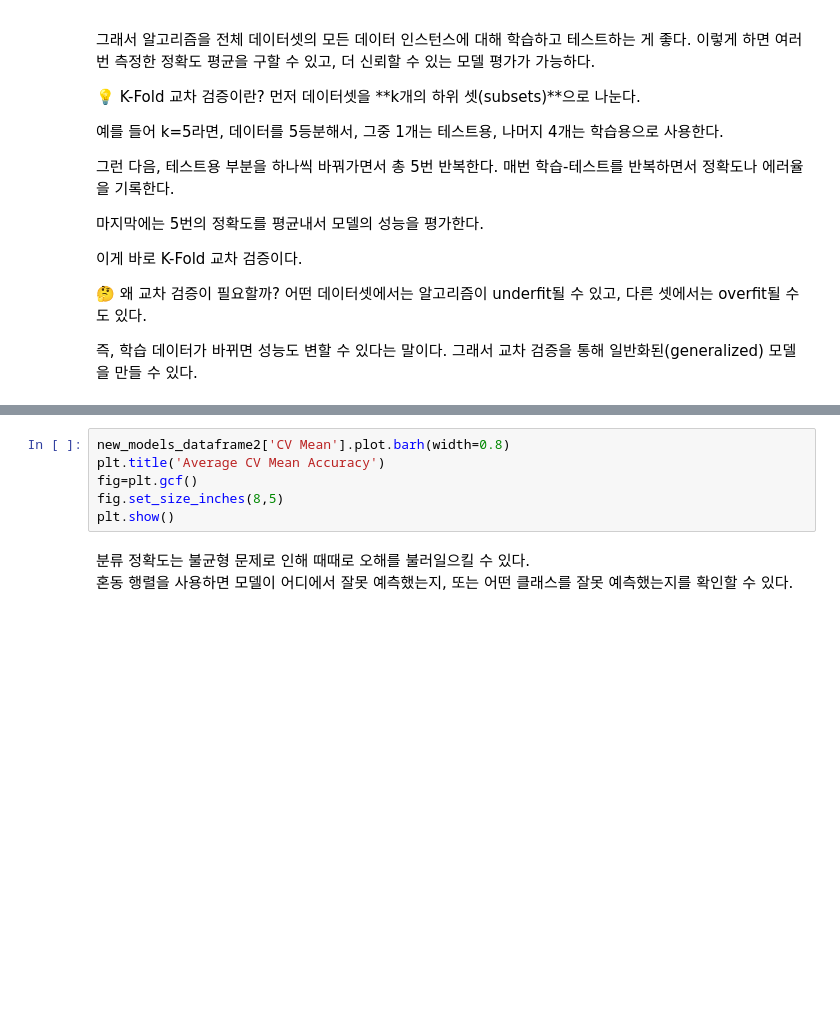
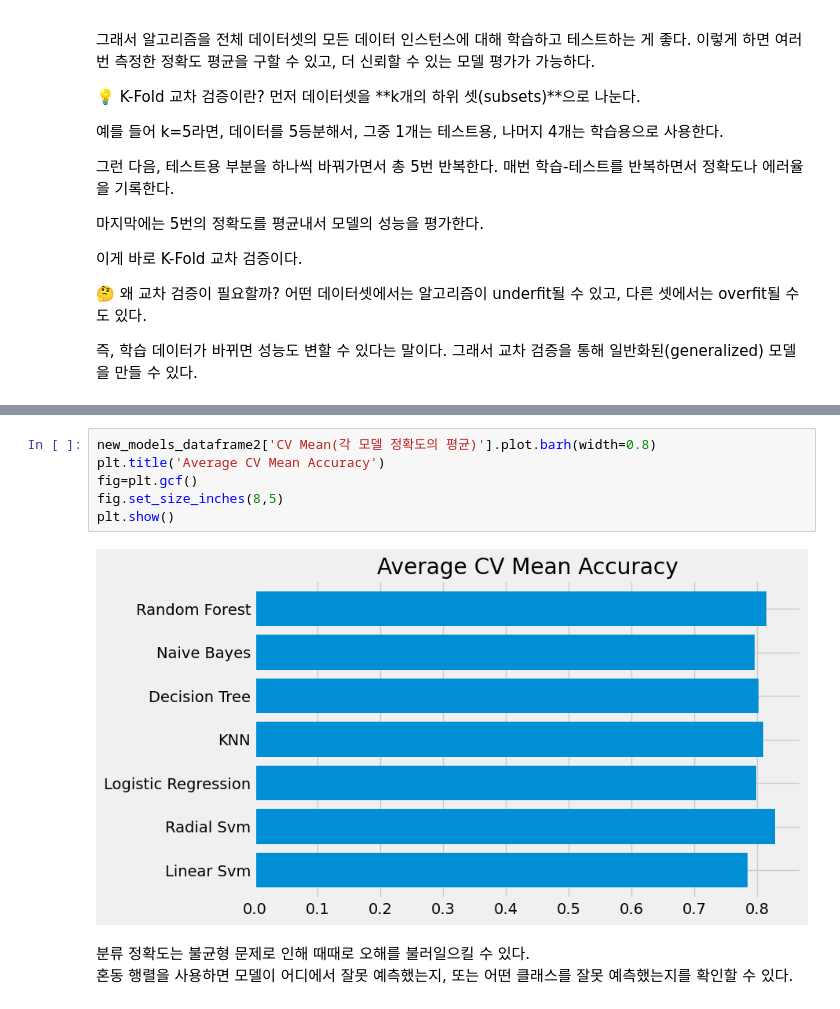
Before and after one commit to wonhee126/Kaggle, a Jupyter notebook: Titanic/1LV Machine Learning from Disaster/EDA To Prediction(DieTanic).ipynb, the cells around one changed output, grey strips where cells are left out. Cells and saved outputs as stored; diff of their text form; blank space fills up the shorter version.

```diff
--- a/Titanic/1LV Machine Learning from Disaster/EDA To Prediction(DieTanic).ipynb
+++ b/Titanic/1LV Machine Learning from Disaster/EDA To Prediction(DieTanic).ipynb
@@ -871,9 +1131,11 @@ plt.show()
 # %%
-new_models_dataframe2['CV Mean'].plot.barh(width=0.8)
+new_models_dataframe2['CV Mean(각 모델 정확도의 평균)'].plot.barh(width=0.8)
 plt.title('Average CV Mean Accuracy')
 fig=plt.gcf()
 fig.set_size_inches(8,5)
 plt.show()
+# %% [output]
+[figure, added]
 # %% [markdown]
 분류 정확도는 불균형 문제로 인해 때때로 오해를 불러일으킬 수 있다.
 혼동 행렬을 사용하면 모델이 어디에서 잘못 예측했는지, 또는 어떤 클래스를 잘못 예측했는지를 확인할 수 있다.
```
Also changed, not shown: parts of 77 cells of this notebook.
